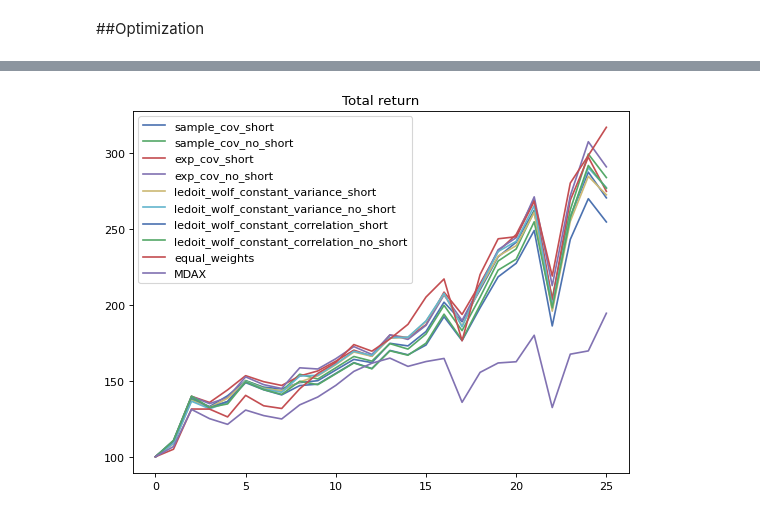
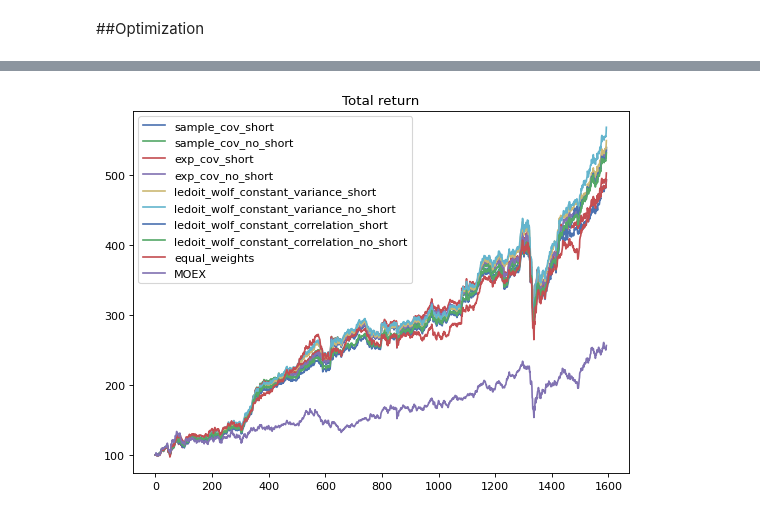
Before and after one commit to ontenkutsenko/Portfolio-optimization, a Jupyter notebook: Portfolio construction.ipynb, the cells around one changed output, grey strips where cells are left out. Cells and saved outputs as stored; diff of their text form; code cells hidden in the pictures.

```diff
--- a/Portfolio construction.ipynb
+++ b/Portfolio construction.ipynb
@@ -447,8 +447,29 @@ def returns(weights, prices, holding_period = 20):
     profit = np.sum(weights.loc[weights.index[i]] * delta)
     ret = profit/np.sum(weights.loc[weights.index[i]]*prices.loc[weights.index[i+1]])
     all.append(ret*100)
-    ind.append(weights.index[i+1 + holding_period])
+    if i == 0:
+      ind.append(weights.index[i+1])
+    ind.append(weights.index[i+1 + holding_period])    #индекс дня ребалансировки
   return np.array(all), np.array(ind)
+# %%
+def real_returns(ind,market_weights,market):
+  a = market_weights.loc[ind]
+  x= pd.DataFrame(np.zeros(market_weights.shape), index=market_weights.index, columns = market_weights.columns)[1:]
+  id = a.index[0]
+  values = []
+  for i in x.index:
+    if i in a.index:
+      values.append(a.loc[i].values)
+      id = i
+    else:
+      values.append(a.loc[id].values)
+
+  all_w = pd.DataFrame(np.array(values), index=market_weights.index[1:], columns = market_weights.columns)
+  try:
+    rets = (market.pct_change().loc[market_weights.index][1:]*np.array(all_w)).sum(axis=1)[1:]
+  except:
+    rets = (market.pct_change().loc[market_weights.index][1:])[1:]
+  return rets
 # %%
 def max_drawdown(dohod):
   listok = []
@@ -463,7 +484,7 @@ def max_drawdown(dohod):
   return (np.max(np.array(dohod[:ind])) -  dohod[ind])/np.max(np.array(dohod[:ind]))*100
 # %%
 def total_return(dohod):
-  return dohod[-1]/dohod[0]
+  return (dohod[-1] -dohod[0]) /dohod[0]
 # %%
 def total_volatility(ret):
   return np.sum((ret -ret.mean())**2)/len(ret)
@@ -557,7 +578,7 @@ import pandas as pd
 #https://github.com/ontenkutsenko/Portfolio-optimization/blob/main/german_market_dax.csv
 #https://github.com/ontenkutsenko/Portfolio-optimization/blob/main/german_market_mdax.csv
 #https://github.com/ontenkutsenko/Portfolio-optimization/blob/main/russian_market.csv
-url = 'https://github.com/ontenkutsenko/Portfolio-optimization/blob/main/german_market_mdax.csv?raw=true'
+url = 'https://github.com/ontenkutsenko/Portfolio-optimization/blob/main/russian_market.csv?raw=true'
 rus = pd.read_csv(url,index_col=0)
 rus.head()
 # %% [output]
@@ -571,7 +592,7 @@ rus.head()
 # %%
 window = 126
 return_method = return_methods[0]
-market_index = 'MDAX'
+market_index = 'MOEX'
 num_assets = 10
 market = rus.drop(market_index, axis=1).iloc[:, : num_assets]
 hp = 63
@@ -582,10 +603,11 @@ for i in risk_methods:
   for j in lower_bound:
     bounds = (j, 1)
     market_weights = optimizer(market, return_method, i, window, bounds)
-    ret = returns(market_weights, market, holding_period = hp)[0]
+    # ret = returns(market_weights, market, holding_period = hp)[0]
     ind = returns(market_weights, market, holding_period = hp)[1]
+    ret = real_returns(ind,market_weights, market).values*100
+    indicies = real_returns(ind,market_weights, market).index
     dohod = np.append(np.array(100),((ret+100)/100).cumprod()*100)
-    print(dohod)
     maxdd = max_drawdown(dohod)
     total_ret = total_return(dohod)
     total_vol = total_volatility(ret)
@@ -602,33 +624,35 @@ for i in risk_methods:
 
 # benchmarks
 equal_weights = pd.DataFrame(np.ones(market_weights.shape)*1/market.shape[1],
                              index = market_weights.index, columns=market.columns)
 index_weights = pd.DataFrame(np.ones(market_weights.shape[0])*1,
                              index = market_weights.index, columns=[market_index])
 mo = rus[market_index]
-ret_eq =  returns(equal_weights, market, holding_period = hp)[0]
-ret_ind = returns(index_weights, mo, holding_period = hp)[0]
+# ret_eq =  returns(equal_weights, market, holding_period = hp)[0]
+# ret_ind = returns(index_weights, mo, holding_period = hp)[0]
+ret_eq =  real_returns(ind,equal_weights, market).values *100
+ret_ind =  real_returns(ind,index_weights, mo).values *100
 all_ret['equal_weights'] = [equal_weights, ret_eq, ind,
                             np.append(np.array(100),((ret_eq+100)/100).cumprod()*100),
                             max_drawdown(np.append(np.array(100),((ret_eq+100)/100).cumprod()*100)),
                             total_return(np.append(np.array(100),((ret_eq+100)/100).cumprod()*100)),
                             total_volatility(ret_eq),
                             np.nan]
 all_ret[market_index] = [index_weights, ret_ind, ind,
                             np.append(np.array(100),((ret_ind+100)/100).cumprod()*100),
                             max_drawdown(np.append(np.array(100),((ret_ind+100)/100).cumprod()*100)),
                             total_return(np.append(np.array(100),((ret_ind+100)/100).cumprod()*100)),
                             total_volatility(ret_ind),
                             np.nan]
 
 clear_output(wait=True)
 
 fig = plt.figure(num=None, figsize=(8, 6), dpi=80, facecolor='w', edgecolor='k')
 for i in all_ret.keys():
   a = all_ret[i][3]
   plt.plot(a, label =i)
 plt.title('Total return')
 plt.legend()
 plt.show()
 # %% [output]
-[figure, old version]
+[figure, new version]
```
Also changed, not shown: parts of 8 cells of this notebook.
